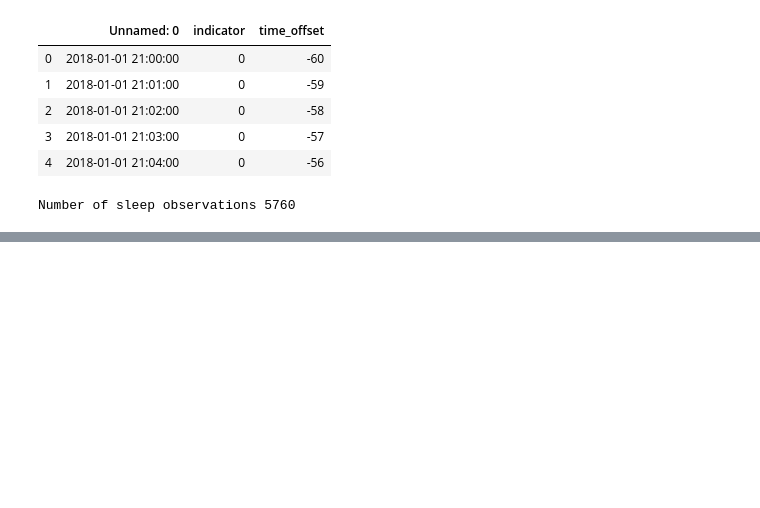
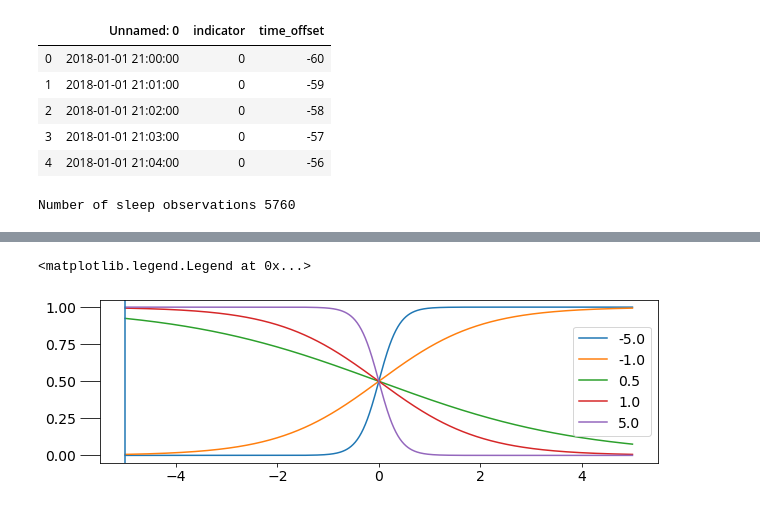
Before and after one commit to sidhant-guliani/bayesian_lin_regression_project, a Jupyter notebook: MCMC_sleep_awake.ipynb, the cells around one changed output, grey strips where cells are left out. Drawn from its saved outputs; the diff is of its cells as text; code cells hidden in the pictures; blank space fills up the shorter version.

```diff
--- a/MCMC_sleep_awake.ipynb
+++ b/MCMC_sleep_awake.ipynb
@@ -59,0 +58,14 @@ AttributeError: 'function' object has no attribute 'figsize'
+# %%
+def logistic(x,b, a=0):
+    return 1/(1+ np.exp(b*x + a))
+# %%
+x = np.linspace(-5, 5, 1000)
+
+for b in [-5, -1, 0.5, 1, 5]:
+    plt.plot(x,logistic(x,b), label = '%0.1f' %b)
+
+plt.axvline(x=-5)
+plt.legend()
+# %% [output]
+<matplotlib.legend.Legend at 0x...>
+[figure, added]
```
Also changed, not shown: parts of 5 cells of this notebook.
